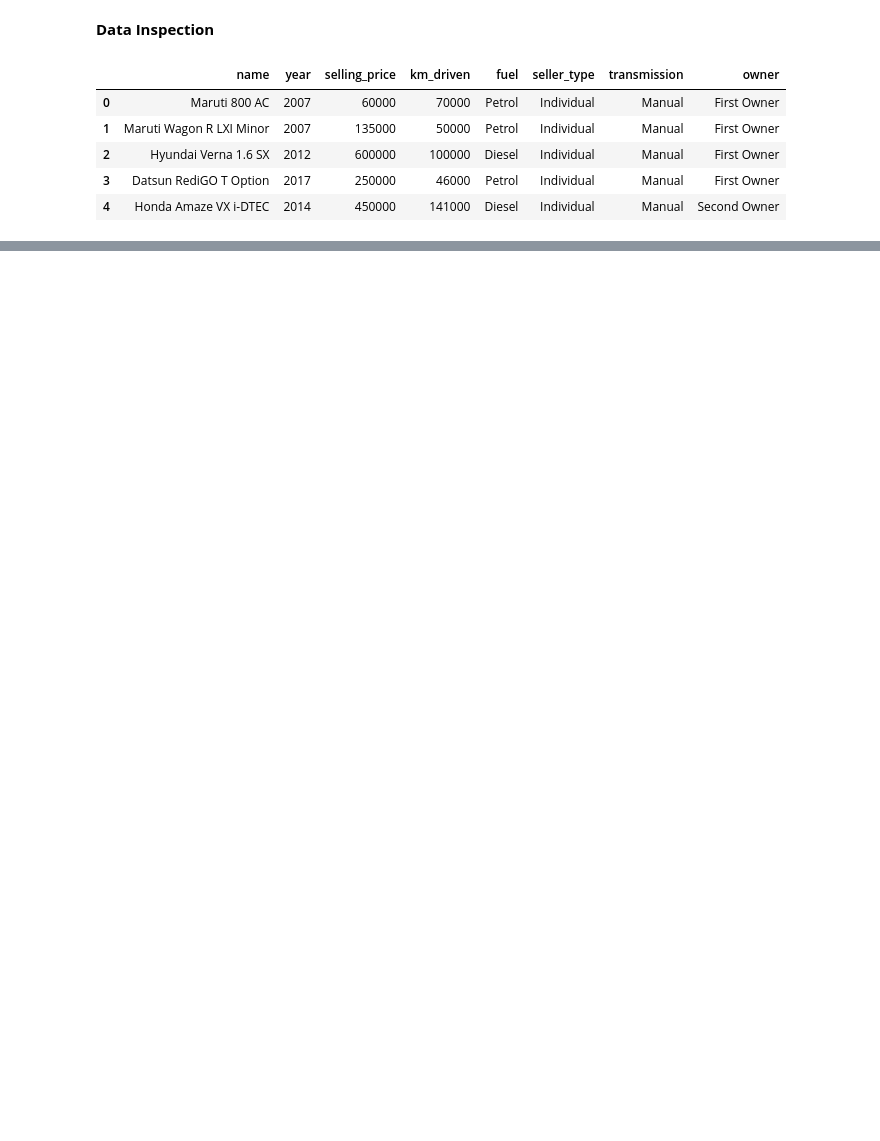
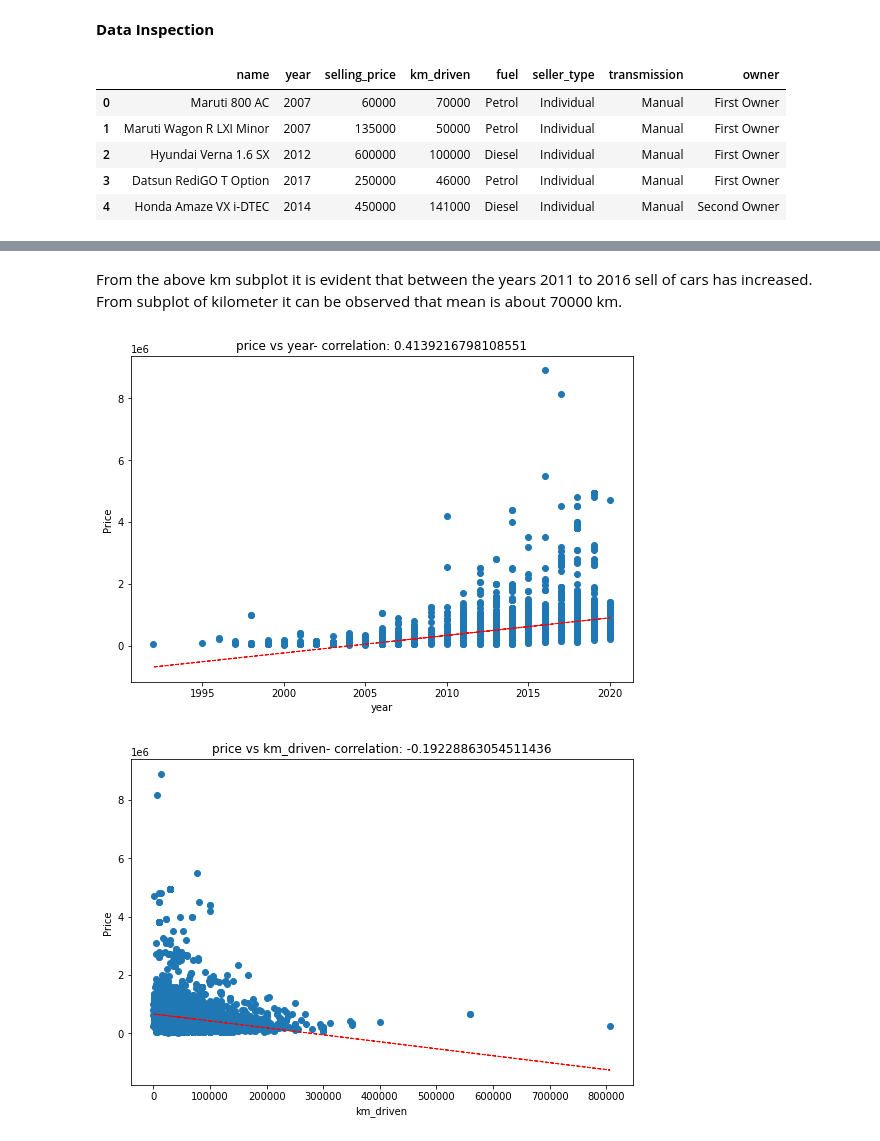
Before and after one commit to SampannaMishra/Car_Dekho_Project, a Jupyter notebook: Sampanna_Linear_Regression_(Car_Dekho).ipynb, the cells around one changed output, grey strips where cells are left out. Saved outputs shown, nothing was run; the diff lists cells and outputs as text; code cells hidden in the pictures; blank space fills up the shorter version.

```diff
--- a/Sampanna_Linear_Regression_(Car_Dekho).ipynb
+++ b/Sampanna_Linear_Regression_(Car_Dekho).ipynb
@@ -94,0 +121,24 @@ dataset.groupby('fuel')['selling_price'].mean().plot.bar()
+# %% [markdown]
+From the above km subplot it is evident that between the years 2011 to 2016 sell of cars has increased.
+From subplot of kilometer it can be observed that mean is about 70000 km.
+# %%
+for col in numeric_features:
+   if col!= 'selling_price':
+    fig = plt.figure(figsize=(9, 6))
+    ax = fig.gca()
+    feature = data_car[col]
+    label = data_car['selling_price']
+    correlation = feature.corr(label)
+    plt.scatter(x=feature, y=label)
+    plt.xlabel(col)
+    plt.ylabel('Price')
+    ax.set_title('price vs ' + col + '- correlation: ' + str(correlation))
+    z = np.polyfit(data_car[col], data_car['selling_price'], 1)
+    y_hat = np.poly1d(z)(data_car[col])
+
+    plt.plot(data_car[col], y_hat, "r--", lw=1)
+
+plt.show()
+# %% [output]
+[figure, added]
+[figure, added]
```
Also changed, not shown: parts of 20 cells of this notebook.
